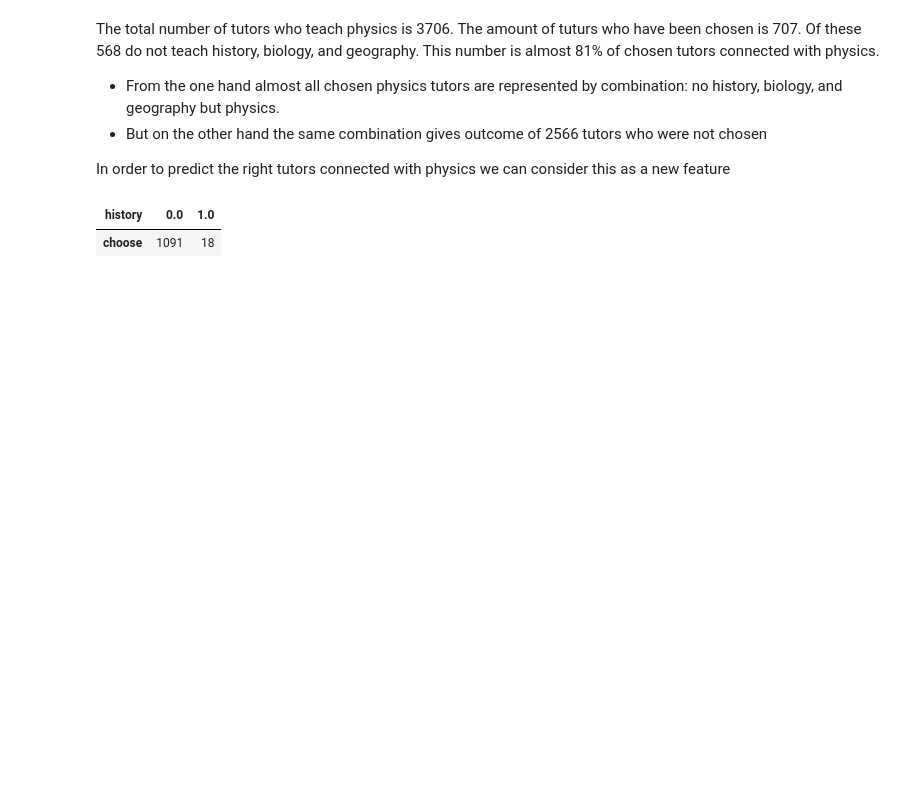
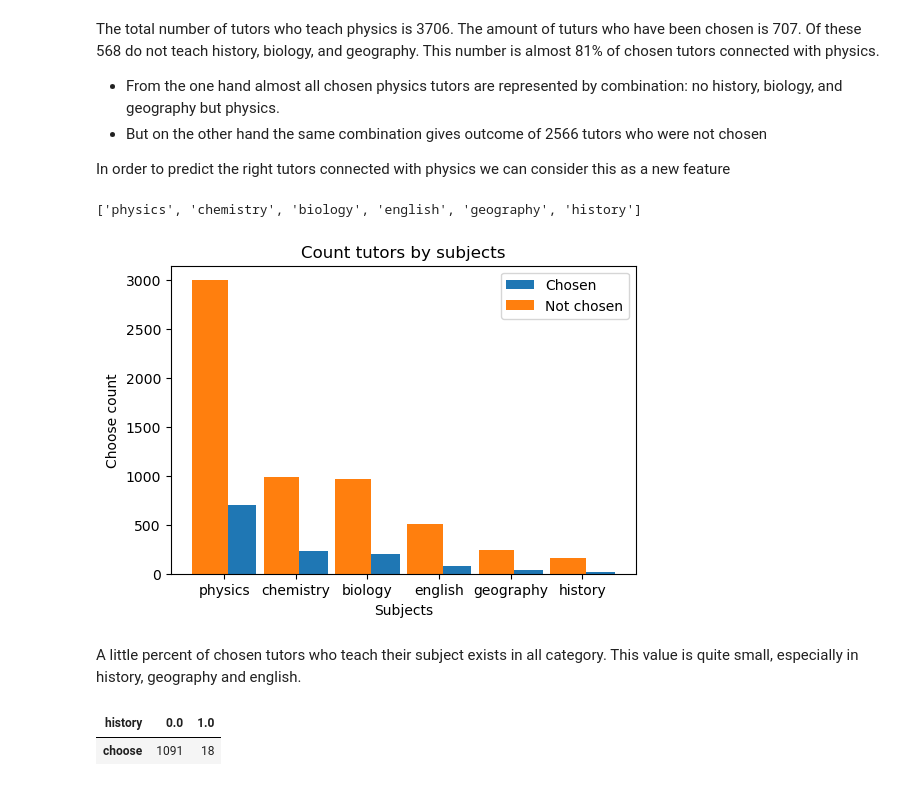
Before and after one commit to SpaceMakerc/tutor_prediction, a Jupyter notebook: predict_model_v1.ipynb, the cells around one changed output. Cells and saved outputs as stored; diff of their text form; code cells hidden in the pictures; blank space fills up the shorter version.

```diff
--- a/predict_model_v1.ipynb
+++ b/predict_model_v1.ipynb
@@ -488,6 +501,29 @@ The total number of tutors who teach physics is 3706. The amount of tuturs who h
 - But on the other hand the same combination gives outcome of 2566 tutors who were not chosen
 
 In order to predict the right tutors connected with physics we can consider this as a new feature
+# %%
+category
+# %% [output]
+['physics', 'chemistry', 'biology', 'english', 'geography', 'history']
+# %%
+plt.figure(figsize=(6, 4))
+
+xpos = np.arange(len(category))
+
+plt.bar(xpos + 0.2, df_train.loc[df_train["choose"] == 1, category].sum().values, label="Chosen", width=0.5)
+plt.bar(xpos - 0.2, df_train.loc[df_train["choose"] == 0, category].sum().values, label="Not chosen", width=0.5)
+
+plt.xticks(ticks=xpos, labels=category)
+plt.xlabel("Subjects")
+plt.ylabel("Choose count")
+plt.title("Count tutors by subjects")
+plt.legend(loc="upper right")
+
+plt.show()
+# %% [output]
+[figure, added]
+# %% [markdown]
+A little percent of chosen tutors who teach their subject exists in all category. This value is quite small, especially in history, geography and english.
 # %%
 # History
 pd.pivot_table(data=df_train, values="choose", aggfunc="sum", columns="history")
```
Also changed, not shown: parts of 19 cells of this notebook.
